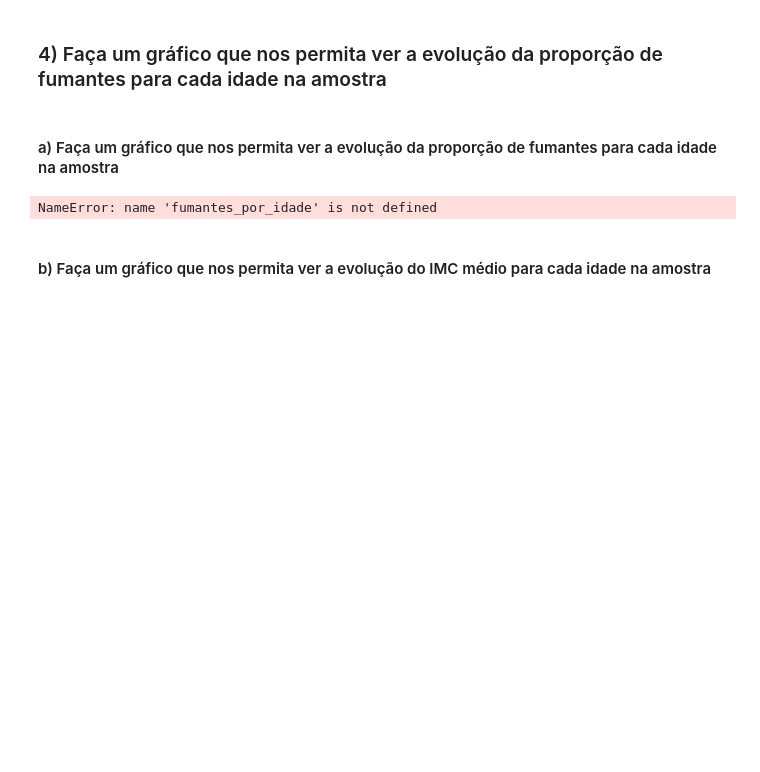
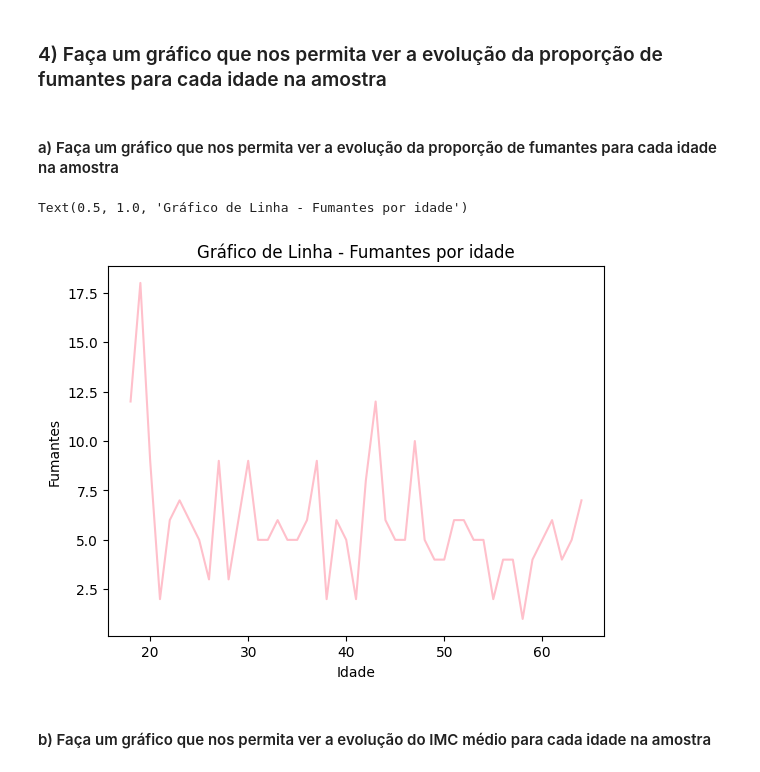
Before and after one commit to GabrielGrub/Trainee_FEA.dev, a Jupyter notebook: Curso de Python - 2022/Lista8_Visualização de dados.ipynb, the cells around one changed output. Saved outputs shown, nothing was run; the diff lists cells and outputs as text; code cells hidden in the pictures; blank space fills up the shorter version.

```diff
--- a/Curso de Python - 2022/Lista8_Visualização de dados.ipynb
+++ b/Curso de Python - 2022/Lista8_Visualização de dados.ipynb
@@ -171,31 +171,21 @@ plt.show()
 # %%
 ### SEU CÓDIGO COMEÇA AQUI ###
 
-# # Ordenar os valores pela coluna 'age'
-data.sort_values(by='age', inplace=True)
+fumantes=data[data['smoker'] == 'yes']
+contagem = fumantes['age'].value_counts()
+contagem = contagem.sort_index()
 
-# Plotar o gráfico
-plt.bar(fumantes_por_idade['age'], fumantes_por_idade['smoker'], s=40, color='red', label='Valores de fumantes')
+contagem.plot(kind='line', color='pink')
 
 # Rótulos aos eixos x e y
 plt.xlabel('Idade')
-plt.ylabel('Cobrança')
+plt.ylabel('Fumantes')
 
-# Título ao gráfico
-plt.title('Gráfico de Dispersão - Idada x Cobrança')
-
-# Regressão linear
-coeficiente = np.polyfit(fumantes_por_idade['age'], fumantes_por_idade['smoker '], 1)
-linha = np.poly1d(coeficiente)
-plt.plot(fumantes_por_idade['age'], linha(fumantes_por_idade['age']), color='blue', label='Regressão linear')
-
-# Legenda
-plt.legend()
-
-# Gráfico
-plt.show()
+# Título ao grafico
+plt.title('Gráfico de Linha - Fumantes por idade')
 # %% [output]
-NameError: name 'fumantes_por_idade' is not defined
+Text(0.5, 1.0, 'Gráfico de Linha - Fumantes por idade')
+[figure, added]
 # %% [markdown]
 #### b) Faça um gráfico que nos permita ver a evolução do IMC médio para cada idade na amostra
 # %%
```
